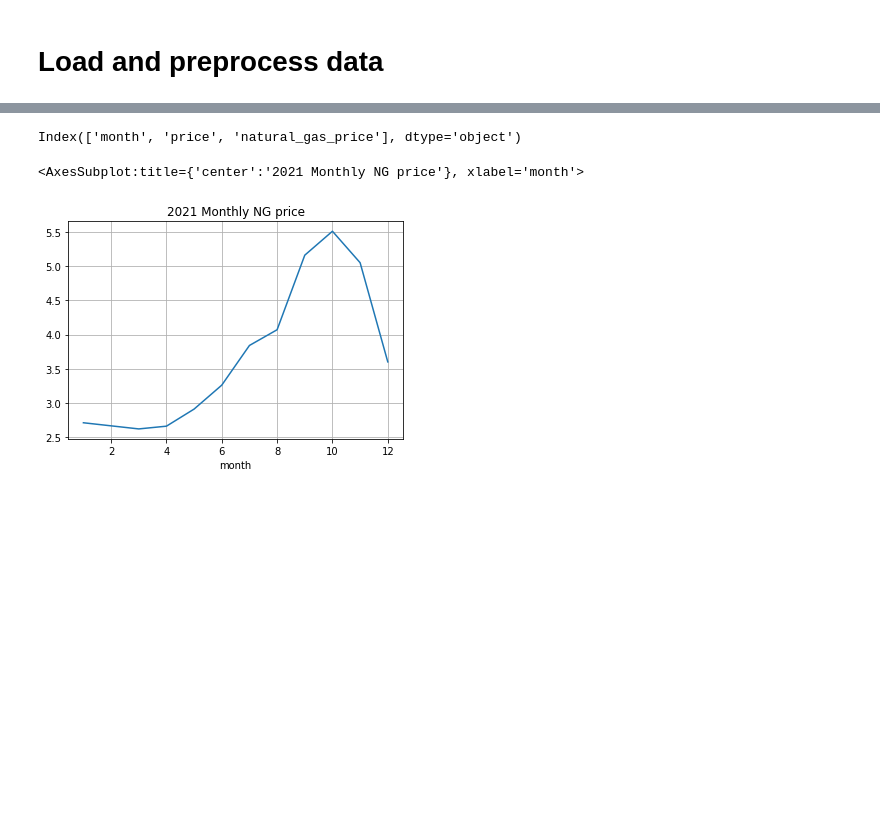
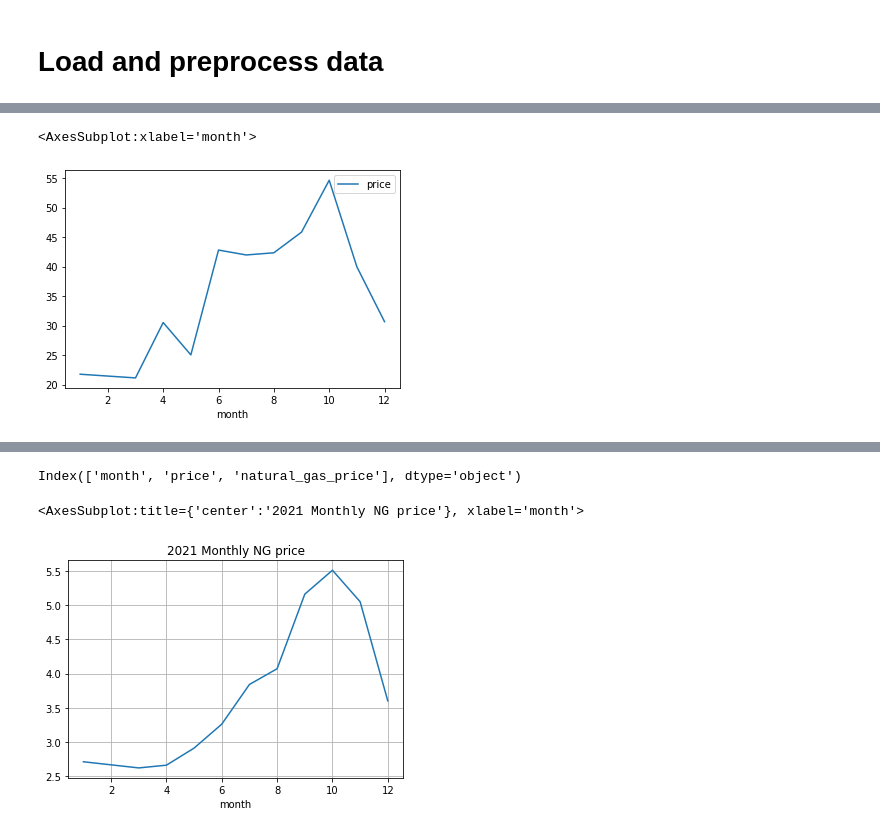
Before and after one commit to mingchen62/ercot-dam-notif, a Jupyter notebook: notebook/DAM_analysis.ipynb, the cells around one changed output, grey strips where cells are left out. Cells and saved outputs as stored; diff of their text form; code cells hidden in the pictures; blank space fills up the shorter version.

```diff
--- a/notebook/DAM_analysis.ipynb
+++ b/notebook/DAM_analysis.ipynb
@@ -205,0 +77,2 @@ df_price_ng = df.groupby('month').mean().reset_index()
+# %%
+df_dam['Date']= pd.to_datetime(df_dam['Date'])
@@ -205,0 +103,2 @@ df_price_ng = df.groupby('month').mean().reset_index()
+# %%
+df_dam = df_dam [df_dam['zone']=='LZ_NORTH']
@@ -205,0 +124,5 @@ df_price_ng = df.groupby('month').mean().reset_index()
+# %%
+df_dam['month'] = df_dam['Date'].dt.month
+df_dam['year'] = df_dam['Date'].dt.year
+df_dam['day'] = df_dam['Date'].dt.date
+df_dam = df_dam[df_dam['year'] == 2021]
@@ -205,0 +162,3 @@ df_price_ng = df.groupby('month').mean().reset_index()
+# %%
+#ignore Feb
+df_dam = df_dam [df_dam['month'] != 2]
@@ -205,0 +193,7 @@ df_price_ng = df.groupby('month').mean().reset_index()
+# %%
+df_dam.drop('year', axis=1, inplace=True)
+
+df_dam.groupby('month').mean().plot(legend=True)
+# %% [output]
+<AxesSubplot:xlabel='month'>
+[figure, added]
```
Also changed, not shown: parts of 46 cells of this notebook, 6 other files.
